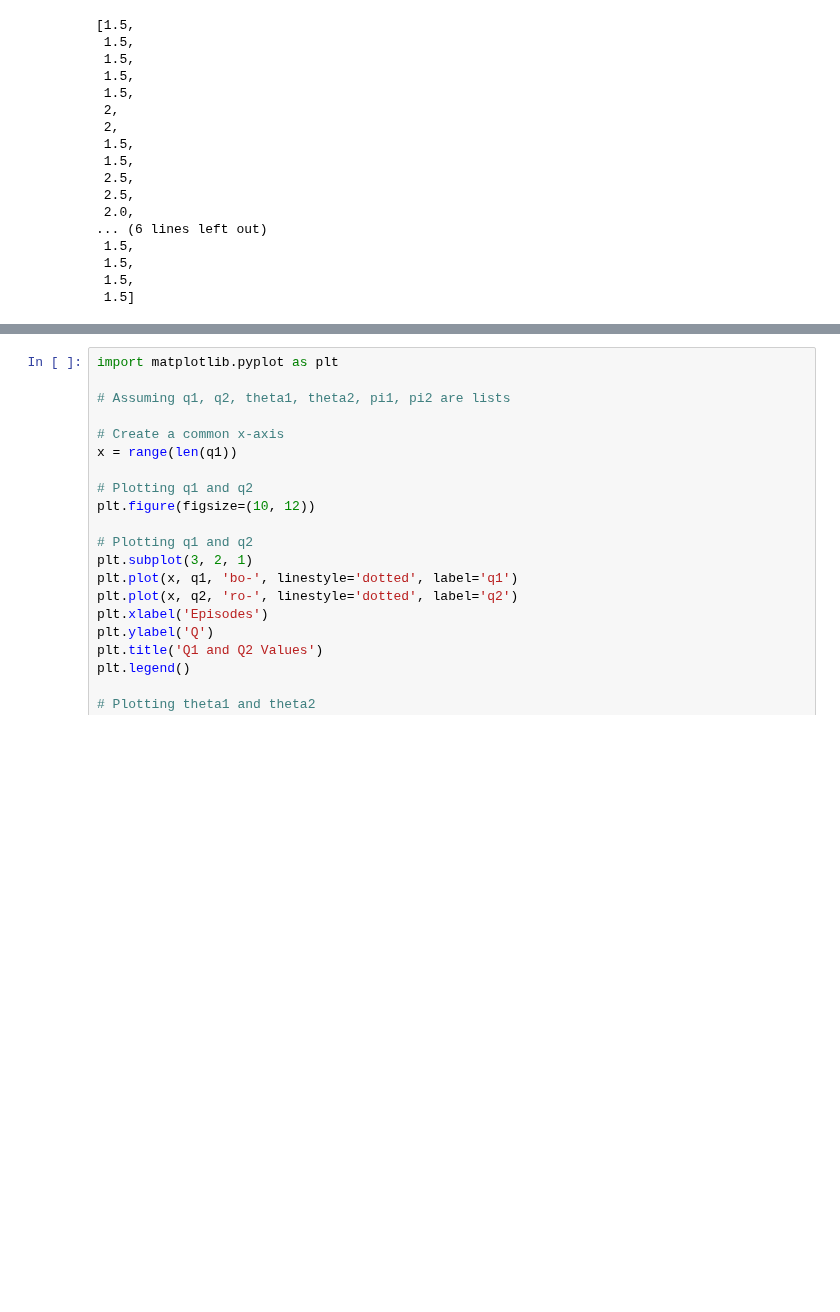
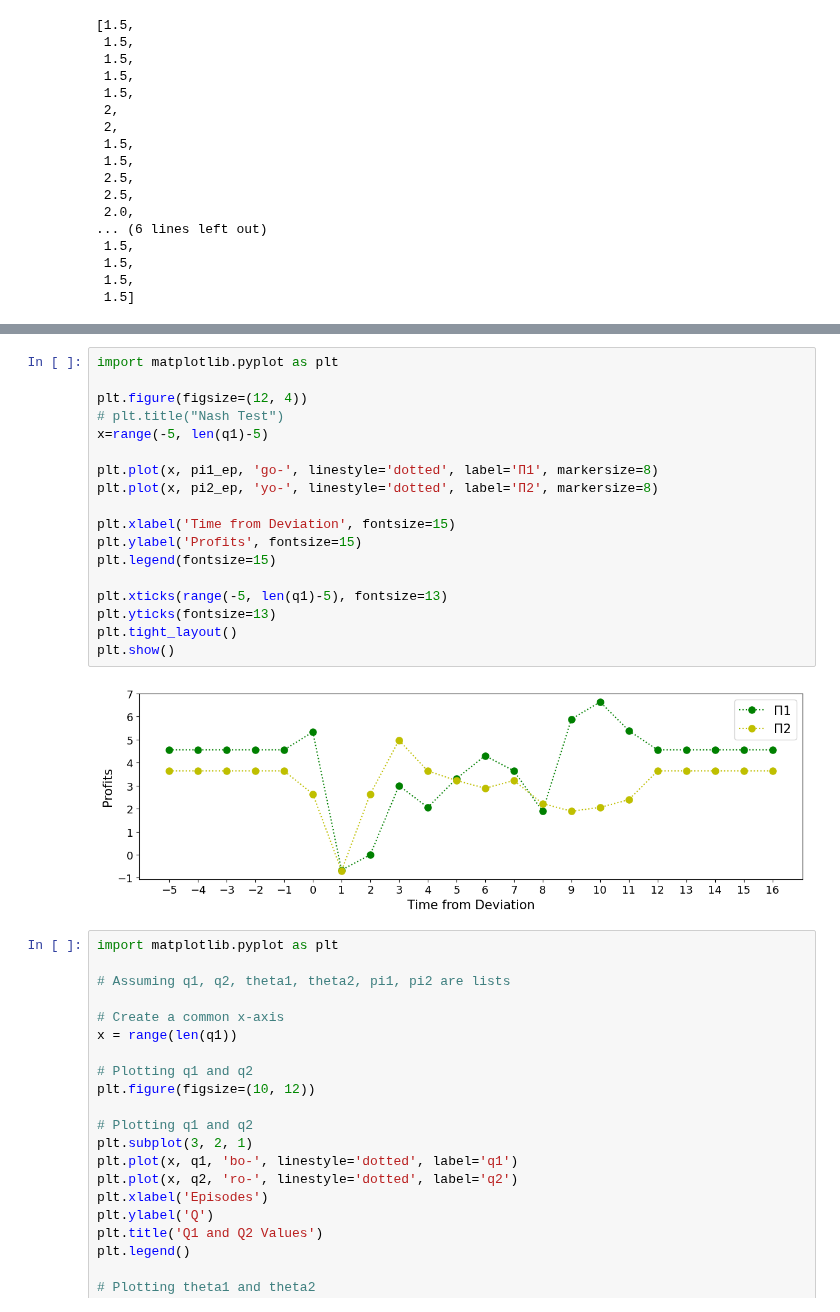
Before and after one commit to WouterBant/Algorithmic-Collusion-an-Experimental-Study, a Jupyter notebook: src/runs/nash_test.ipynb, the cells around one changed output, grey strips where cells are left out. Drawn from its saved outputs; the diff is of its cells as text; blank space fills up the shorter version.

```diff
--- a/src/runs/nash_test.ipynb
+++ b/src/runs/nash_test.ipynb
@@ -124,3 +139,23 @@ plt.show()
+# %%
+import matplotlib.pyplot as plt
+
+plt.figure(figsize=(12, 4))
+# plt.title("Nash Test")
+x=range(-5, len(q1)-5)
+
+plt.plot(x, pi1_ep, 'go-', linestyle='dotted', label='Π1', markersize=8)
+plt.plot(x, pi2_ep, 'yo-', linestyle='dotted', label='Π2', markersize=8)
+
+plt.xlabel('Time from Deviation', fontsize=15)
+plt.ylabel('Profits', fontsize=15)
+plt.legend(fontsize=15)
+
+plt.xticks(range(-5, len(q1)-5), fontsize=13)
+plt.yticks(fontsize=13)
+plt.tight_layout()
+plt.show()
+# %% [output]
+[figure, added]
 # %%
 import matplotlib.pyplot as plt
 
```
Also changed, not shown: parts of 3 cells of this notebook, 3 other files.
